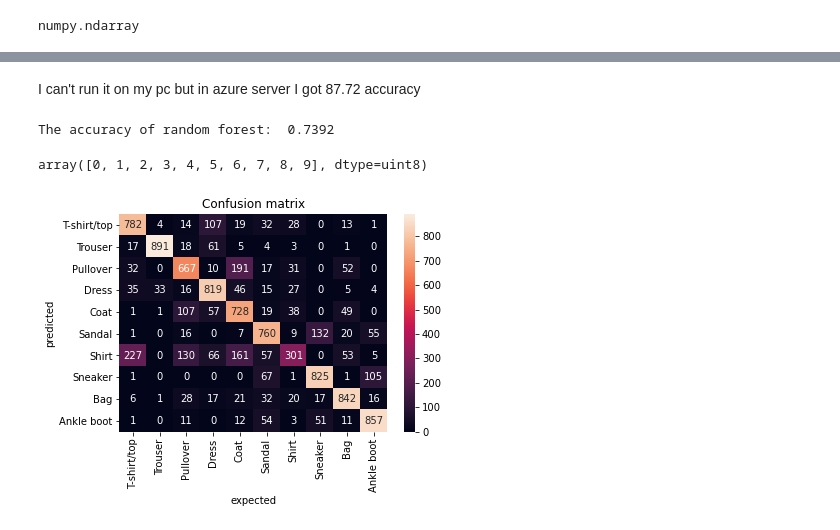
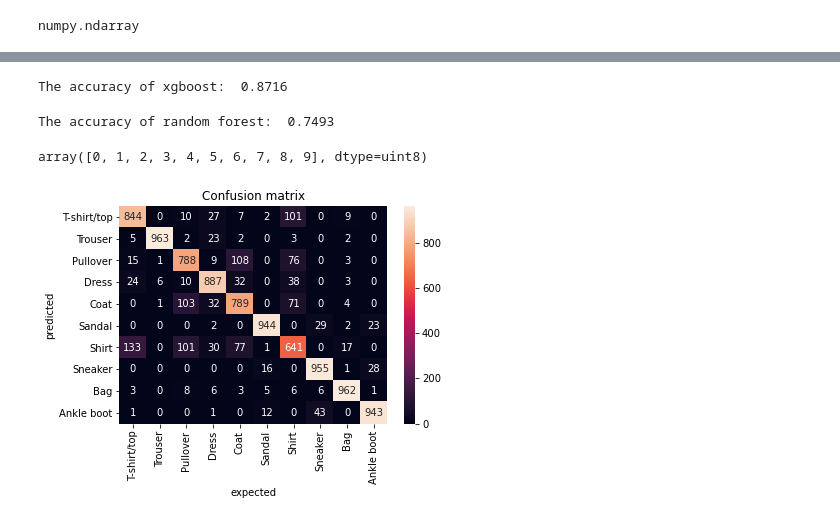
Before and after one commit to Jon400/DataVisualization, a Jupyter notebook: FMNIST_classification.ipynb, the cells around one changed output, grey strips where cells are left out. Saved outputs shown, nothing was run; the diff lists cells and outputs as text; code cells hidden in the pictures.

```diff
--- a/FMNIST_classification.ipynb
+++ b/FMNIST_classification.ipynb
@@ -81,6 +61,6 @@ x_test = scaler.transform(x_test)
 pca = PCA()
 pca.fit(x_train)
 cumsum = np.cumsum(pca.explained_variance_ratio_)
-d = np.argmax(cumsum >= 0.95) + 1
+d = np.argmax(cumsum >= 0.9) + 1
 print(d)
 # %% [output]
@@ -88,8 +68,8 @@ print(d)
 # %%
-pca = PCA(n_components = 256)
+pca = PCA(n_components = d)
 x_train = pca.fit_transform(x_train)
 x_test = pca.transform(x_test)
 # %%
-xgb_clf = xgb.XGBClassifier(eval_set=[(x_train, y_train)], early_stopping_rounds=2,eval_metric = 'mlogloss')
+xgb_clf = xgb.XGBClassifier(eval_set=[(x_train, y_train)], early_stopping_rounds=2, use_label_encoder=False, objective="multi:softmax", eval_metric = 'mlogloss', n_jobs=-1)
 xgb_clf.fit(x_train, y_train)
 # %% [output]
@@ -103,8 +96,8 @@ KeyboardInterrupt:
-# %% [markdown]
-I can't run it on my pc but in azure server I got 87.72 accuracy
 # %%
-y_pred = gboost.predict(x_test)
+y_pred = xgb_clf.predict(x_test)
 print("The accuracy of xgboost: ",accuracy_score(y_test, y_pred))
+# %% [output]
+The accuracy of xgboost:  0.8716
 # %%
 from sklearn.ensemble import BaggingClassifier
 from sklearn.tree import DecisionTreeClassifier
@@ -118,18 +111,18 @@ bag_clf.fit(x_train, y_train)
 y_pred_bag = bag_clf.predict(x_test)
 print("The accuracy of random forest: ",accuracy_score(y_test, y_pred_bag))
 # %% [output]
-The accuracy of random forest:  0.7392
+The accuracy of random forest:  0.7493
 # %%
 from sklearn.metrics import plot_confusion_matrix
 from sklearn.metrics import confusion_matrix
 import seaborn as sns
-cm = confusion_matrix(y_test, y_pred_bag)
+cm = confusion_matrix(y_test, y_pred)
 df_cm = pd.DataFrame(cm, columns=class_names, index = class_names)
 ax = sns.heatmap(df_cm, annot=True,  fmt="d")
 ax.set_title('Confusion matrix')
 ax.set_xlabel("expected")
 ax.set_ylabel("predicted")
 np.unique(y_train)
 # %% [output]
 array([0, 1, 2, 3, 4, 5, 6, 7, 8, 9], dtype=uint8)
-[figure, old version]
+[figure, new version]
```
Also changed, not shown: parts of 4 cells of this notebook, 1 other file.
